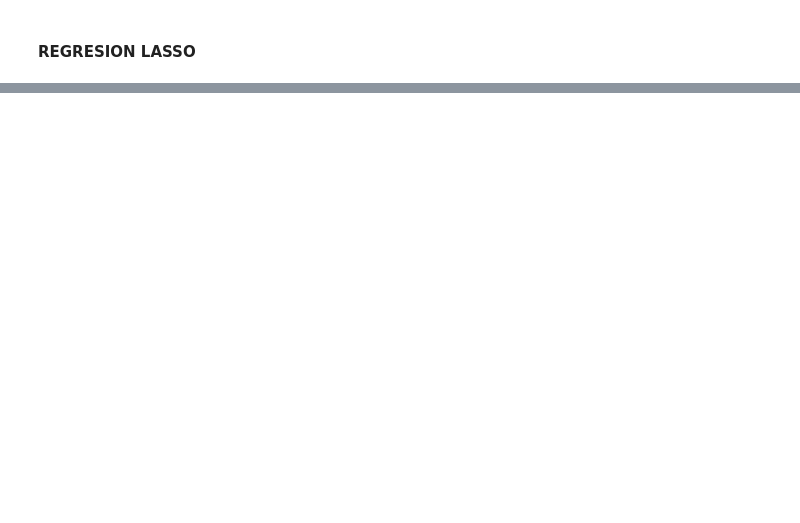
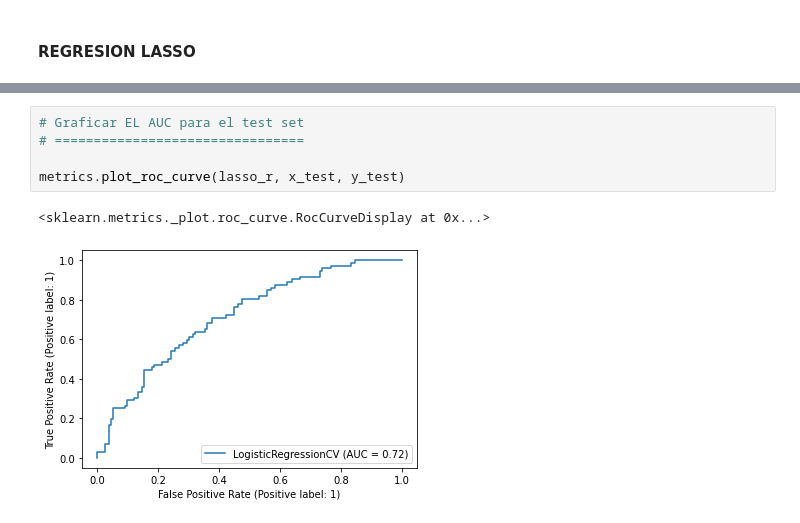
Before and after one commit to josuecaldas/predict_income, a Jupyter notebook: PYTHON_predict_income.ipynb, the cells around one changed output, grey strips where cells are left out. Cells and saved outputs as stored; diff of their text form; blank space fills up the shorter version.

```diff
--- a/PYTHON_predict_income.ipynb
+++ b/PYTHON_predict_income.ipynb
@@ -107,0 +99,8 @@ El coeficiente de determinación en el test set es 0.5025043008438516
+# %%
+# Graficar EL AUC para el test set
+# ================================
+
+metrics.plot_roc_curve(lasso_r, x_test, y_test)
+# %% [output]
+<sklearn.metrics._plot.roc_curve.RocCurveDisplay at 0x...>
+[figure, added]
```
Also changed, not shown: parts of 15 cells of this notebook.
